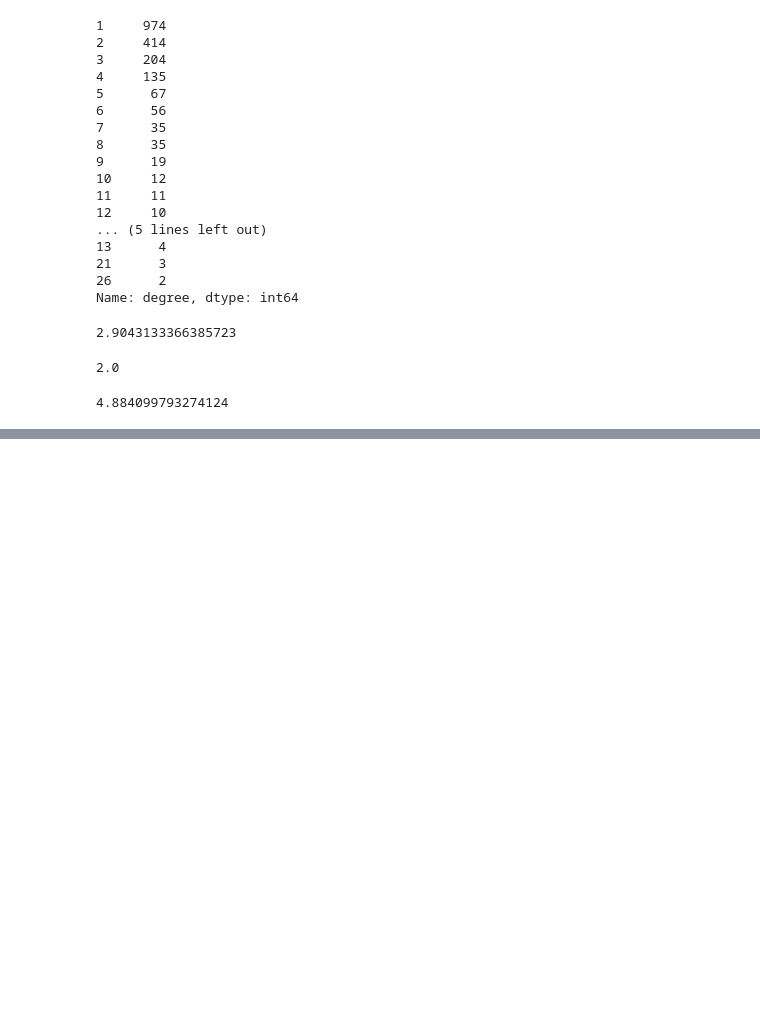
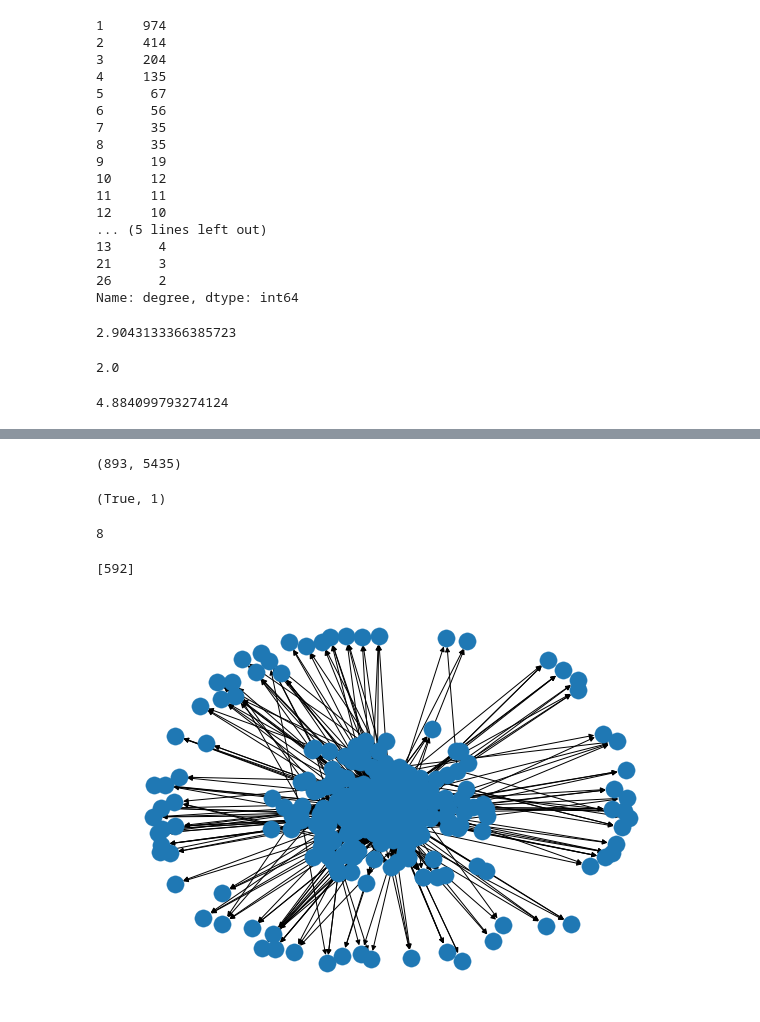
Before and after one commit to vinisalazar/complex_networks, a Jupyter notebook: Network Analysis.ipynb, the cells around one changed output, grey strips where cells are left out. Drawn from its saved outputs; the diff is of its cells as text; code cells hidden in the pictures; blank space fills up the shorter version.

```diff
--- a/Network Analysis.ipynb
+++ b/Network Analysis.ipynb
@@ -154,0 +212,5 @@ plot(indegree_distribution, edgelist_file, 'protein',)
+# %%
+df2 = pd.read_csv("data/metabolic.edgelist.txt", sep="\t")
+df2.columns = ("source", "target")
+
+G2 = nx.from_pandas_edgelist(df2, create_using=nx.DiGraph)
@@ -154,0 +274,20 @@ plot(indegree_distribution, edgelist_file, 'protein',)
+# %%
+CC2.number_of_nodes(), CC2.number_of_edges()
+# %% [output]
+(893, 5435)
+# %%
+nx.is_weakly_connected(G2), nx.number_weakly_connected_components(G2)
+# %% [output]
+(True, 1)
+# %%
+nx.diameter(CC2)
+# %% [output]
+8
+# %%
+nx.barycenter(CC2)
+# %% [output]
+[592]
+# %%
+nx.draw(G2)
+# %% [output]
+[figure, added]
```
Also changed, not shown: parts of 24 cells of this notebook, 3 other files.
